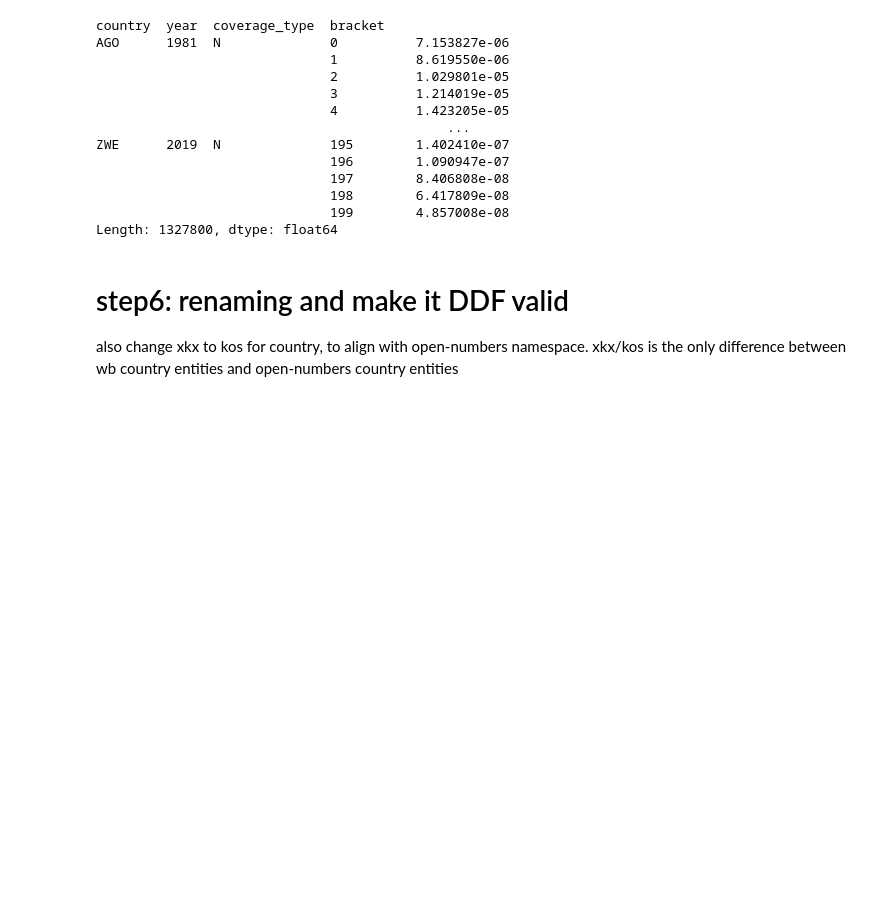
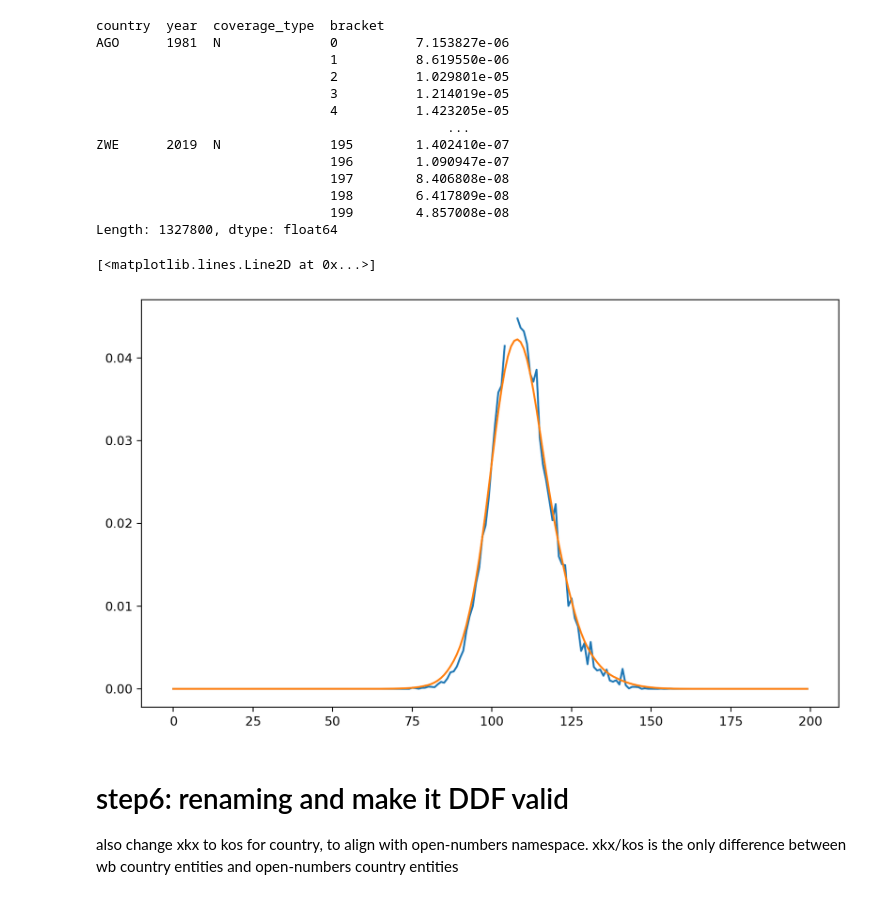
Before and after one commit to open-numbers/ddf--worldbank--povcalnet, a Jupyter notebook: etl/notebooks/from_povcal_to_income_mountain.ipynb, the cells around one changed output. Drawn from its saved outputs; the diff is of its cells as text; code cells hidden in the pictures; blank space fills up the shorter version.

```diff
--- a/etl/notebooks/from_povcal_to_income_mountain.ipynb
+++ b/etl/notebooks/from_povcal_to_income_mountain.ipynb
@@ -211,8 +213,11 @@ def func(x):
 def process(ser):
     idx = ser.index
     try:
-        s_new = func(ser)
-        s_new.index = idx
+        with warnings.catch_warnings(record=True) as w:
+            s_new = func(ser)
+            s_new.index = idx
+            if len(w) > 0:
+                print(idx[0], w[-1].category)
     except KeyboardInterrupt:
         raise
     except:
@@ -253,3 +268,13 @@ ZWE      2019  N              195        1.402410e-07
                               198        6.417809e-08
                               199        4.857008e-08
 Length: 1327800, dtype: float64
+# %%
+# check warnings
+
+i = ('RUS', 2015, 'N')
+
+plt.plot(res4.loc[i])
+plt.plot(res5.loc[i])
+# %% [output]
+[<matplotlib.lines.Line2D at 0x...>]
+[figure, added]
```
Also changed, not shown: parts of 7 cells of this notebook, 1 other file.
